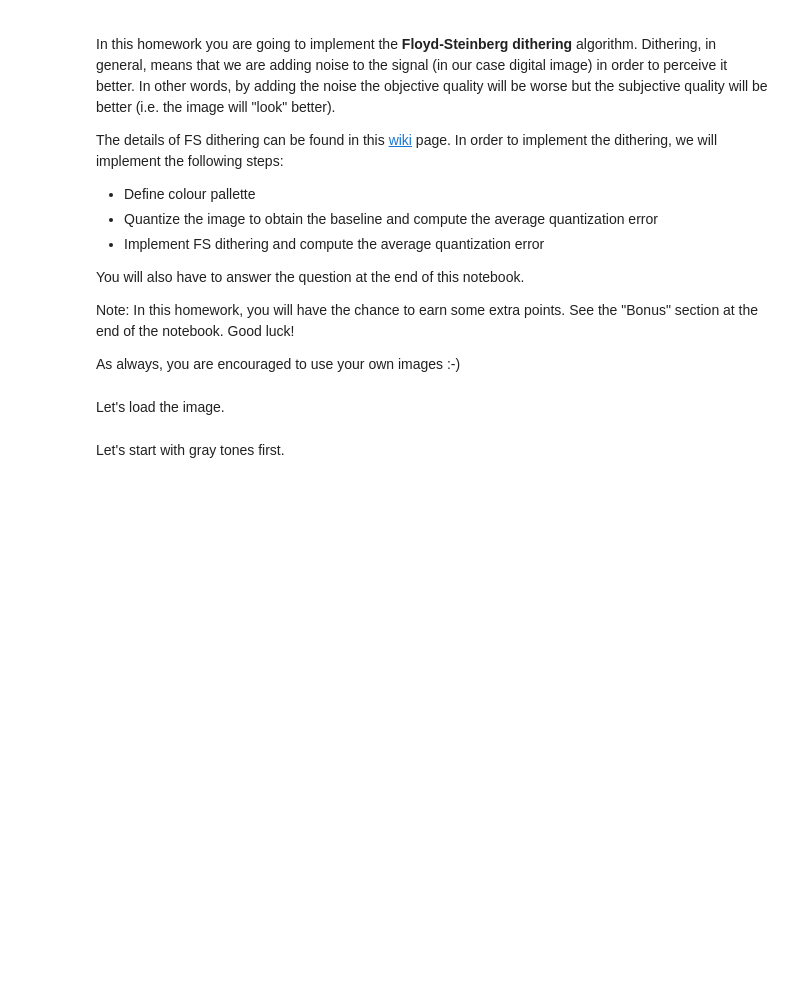
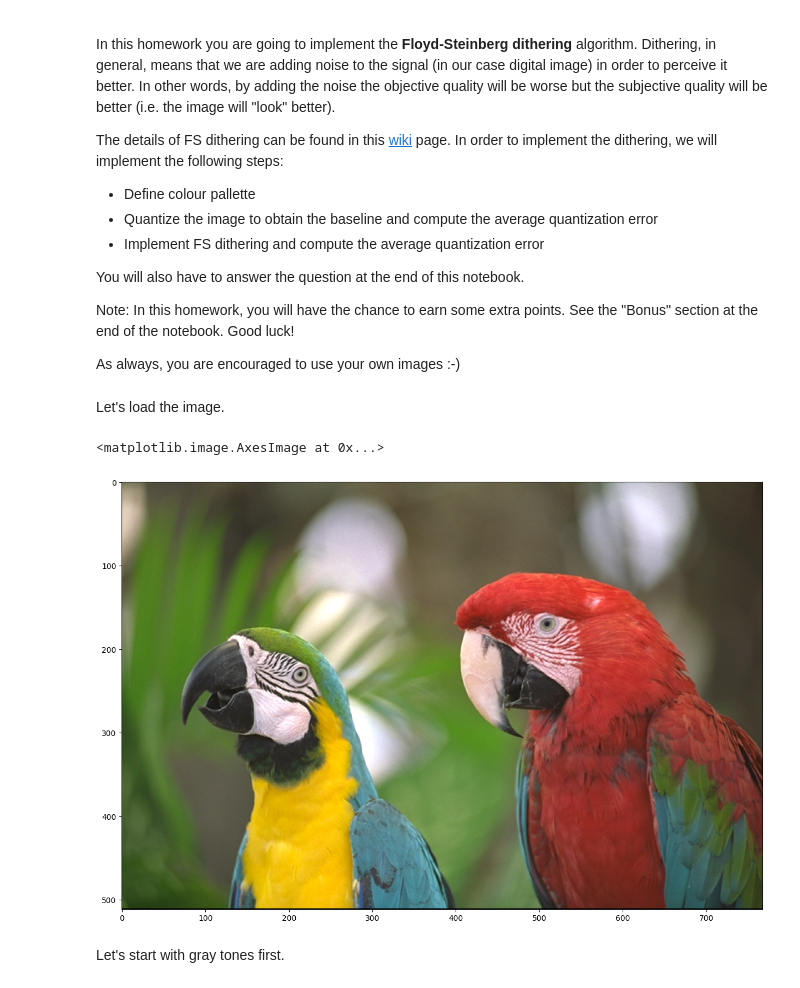
Before and after one commit to KlymentievMaksym/MMROKZ, a Jupyter notebook: Lab5/Lab5.ipynb, the cells around one changed output. Drawn from its saved outputs; the diff is of its cells as text; code cells hidden in the pictures; blank space fills up the shorter version.

```diff
--- a/Lab5/Lab5.ipynb
+++ b/Lab5/Lab5.ipynb
@@ -23,11 +180,14 @@ plt.rcParams['figure.figsize'] = [15, 10]
 Let's load the image.
 # %%
 # Load image
-img = cv2.imread('..data/kodim23.png')
+img = cv2.imread('../Data/kodim23.png')
 # Convert it to RGB
 img = cv2.cvtColor(img, cv2.COLOR_BGR2RGB)
 # Plot it
 plt.imshow(img)
+# %% [output]
+<matplotlib.image.AxesImage at 0x...>
+[figure, added]
 # %% [markdown]
 Let's start with gray tones first.
 # %%
```
Also changed, not shown: parts of 14 cells of this notebook, 2 other files.
